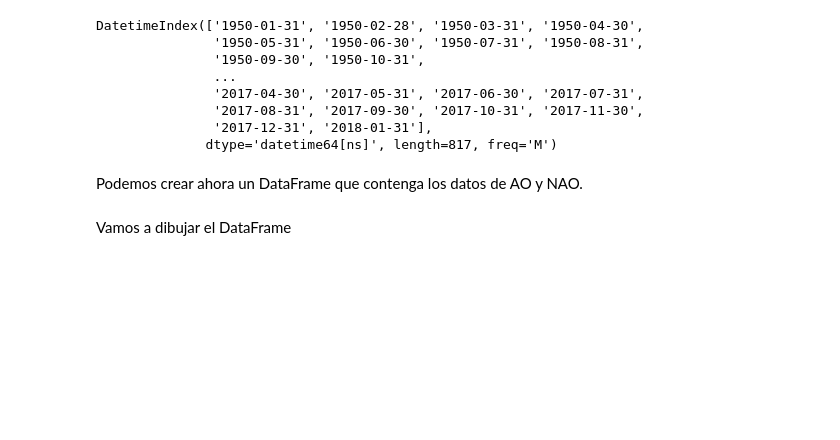
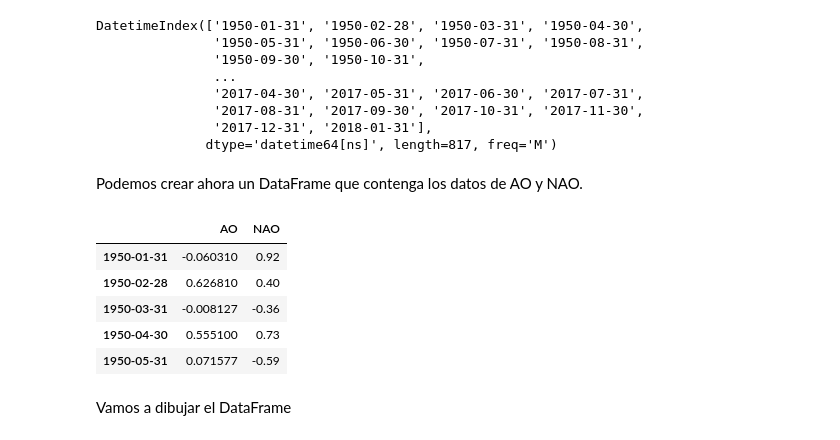
Before and after one commit to internetmosquito/python_data_science_master_unav, a Jupyter notebook: master_notebooks/parte2/2018_BIG_DATA_UNAV_Pandas_TimeSeries.ipynb, the cells around one changed output. Saved outputs shown, nothing was run; the diff lists cells and outputs as text; code cells hidden in the pictures; blank space fills up the shorter version.

```diff
--- a/master_notebooks/parte2/2018_BIG_DATA_UNAV_Pandas_TimeSeries.ipynb
+++ b/master_notebooks/parte2/2018_BIG_DATA_UNAV_Pandas_TimeSeries.ipynb
@@ -238,14 +238,22 @@ Podemos crear ahora un DataFrame que contenga los datos de AO y NAO.
 # %%
 aonao = DataFrame({'AO' : AO, 'NAO' : NAO})
 
 # Forma alternativa de crear el DataFrame
 '''
 ao_df = pd.read_table('monthly.ao.index.b50.current.ascii', sep='\s+', header=None,)
 nao_df = pd.read_table('norm.nao.monthly.b5001.current.ascii', sep='\s+', header=None,)
 ao_nao_df = pd.merge(ao_df, nao_df, on=[0, 1])
 ao_nao_df.columns = ['Año', 'Mes', 'AO', 'NAO']
 ao_nao_df.head()
 '''
+aonao.head()
+# %% [output]
+|  | AO | NAO |
+| 1950-01-31 | -0.060310 | 0.92 |
+| 1950-02-28 | 0.626810 | 0.40 |
+| 1950-03-31 | -0.008127 | -0.36 |
+| 1950-04-30 | 0.555100 | 0.73 |
+| 1950-05-31 | 0.071577 | -0.59 |
 # %% [markdown]
 Vamos a dibujar el DataFrame
 # %%
```
Also changed, not shown: parts of 1 cell of this notebook, 11 other files.
